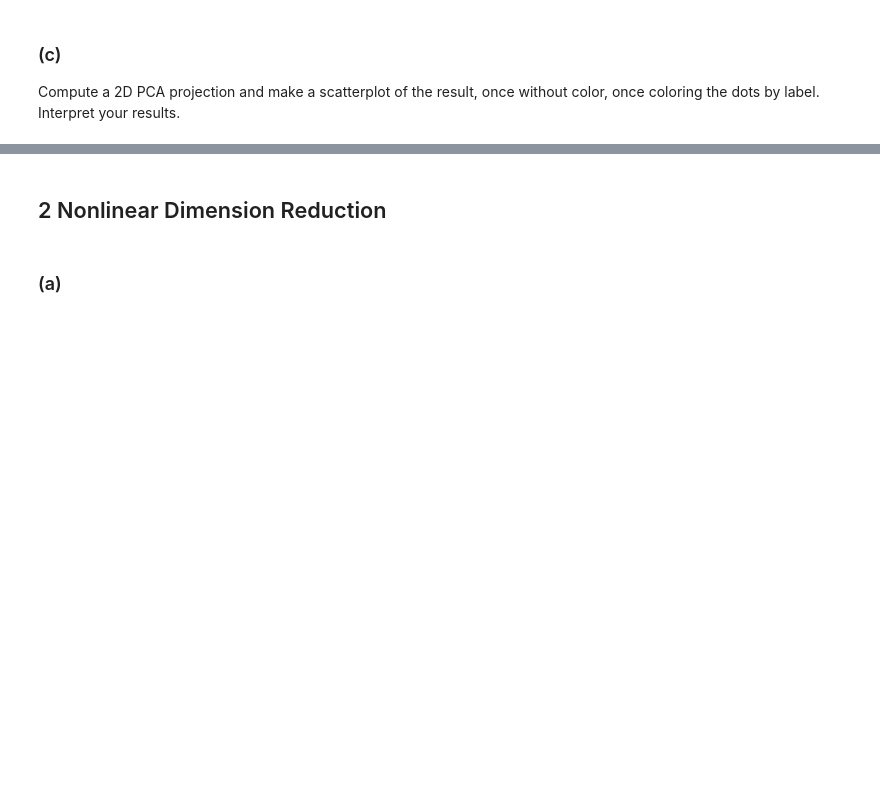
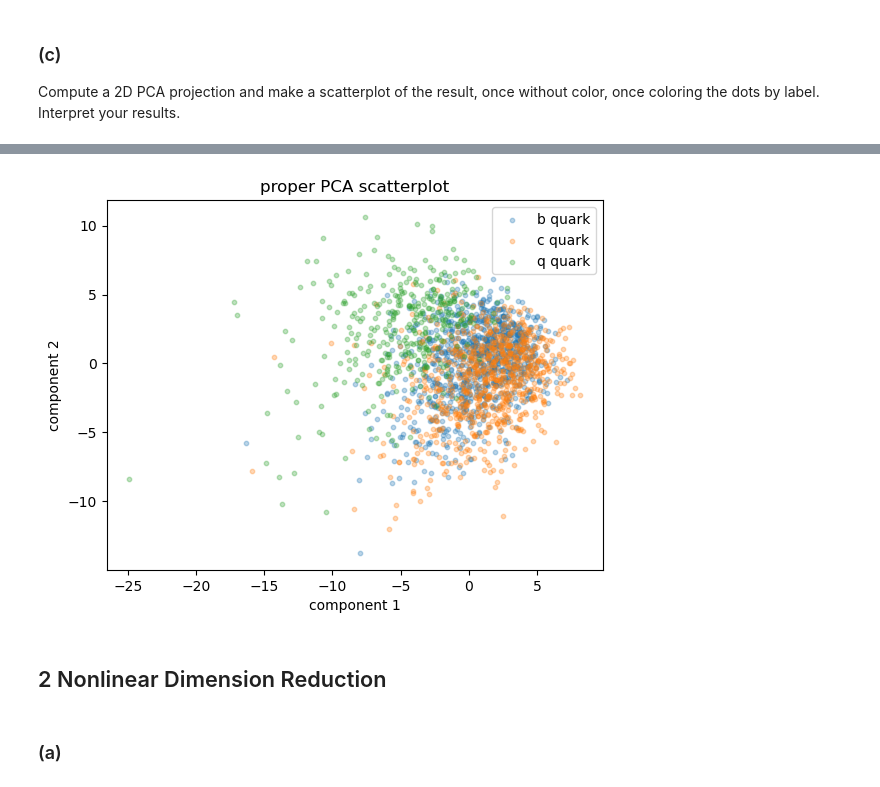
Before and after one commit to anuramat/uhd-mlph, a Jupyter notebook: sheet01/sheet01.ipynb, the cells around one changed output, grey strips where cells are left out. Saved outputs shown, nothing was run; the diff lists cells and outputs as text; code cells hidden in the pictures; blank space fills up the shorter version.

```diff
--- a/sheet01/sheet01.ipynb
+++ b/sheet01/sheet01.ipynb
@@ -123,6 +127,7 @@ label_names = ["b", "c", "q"]  # bottom, charm or light quarks
 print(f"{features.shape=}, {labels.shape=}")  # print the shapes
 
 # print how many samples of each class are present in the data (hint: numpy.unique)
+labels = np.array(labels, dtype=np.int8)
 unique_labels = np.unique(labels)
 print(f"{len(unique_labels)} unique labels: {unique_labels}")
 # %% [output]
@@ -149,6 +159,30 @@ Compute a 2D PCA projection and make a scatterplot of the result, once without c
 # %%
-# TODO: make a scatterplot, coloring the dots by their label and including a legend with the label names
+# make a scatterplot, coloring the dots by their label and including a legend with the label names
 # (hint: one way is to call plt.scatter once for each of the three possible labels. Why could it be problematic to scatter the data sorted by labels though?)
+
+
+def scatter(projection, title="some cern data"):
+    plt.figure()
+    # figsize=(12,12)
+    for label in unique_labels:
+        indices = labels == label
+        plt.scatter(
+            projection[0, indices],
+            projection[1, indices],
+            label=f"{label_names[label]} quark",
+            alpha=0.3,
+            s=10,
+        )
+    plt.xlabel("component 1")
+    plt.ylabel("component 2")
+    plt.legend()
+    plt.title(title)
+    plt.show()
+
+
+scatter(projection, title="proper PCA scatterplot")
+# %% [output]
+[figure, added]
 # %% [markdown]
 ## 2 Nonlinear Dimension Reduction
 # %%
```
Also changed, not shown: parts of 9 cells of this notebook, 1 other file.
